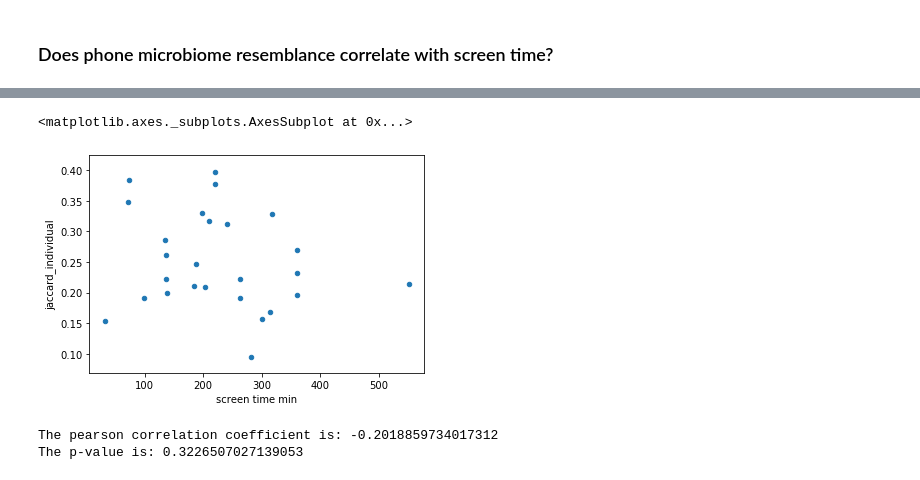
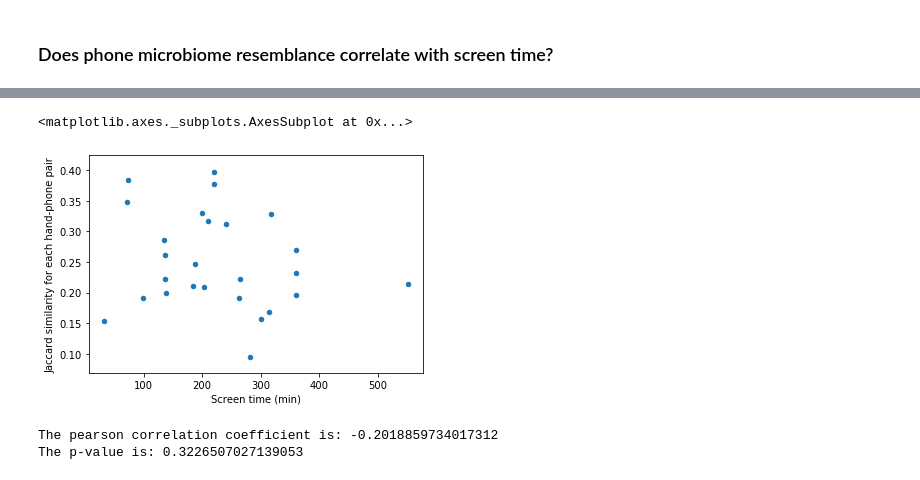
Before and after one commit to ElizaCochrane/BIOC0023-research-project, a Jupyter notebook: research-project.ipynb, the cells around one changed output, grey strips where cells are left out. Cells and saved outputs as stored; diff of their text form; code cells hidden in the pictures.

```diff
--- a/research-project.ipynb
+++ b/research-project.ipynb
@@ -1015,7 +1043,7 @@ subset_df_hand = combined_df[combined_df['sample origin'] == 'hand']
 # %%
 subset_df_hand.index = ["sample 1", "sample 2", "sample 3", "sample 4", "sample 5", "sample 6", "sample 10", "sample 11", "sample 13", "sample 14", "sample 15", "sample 16", "sample 17", "sample 18", "sample 19", "sample 20", "sample 21", "sample 22", "sample 23", "sample 24", "sample 25", "sample 26", "sample 27", "sample 28", "sample 29", "sample 30"]
 # %%
-screentime_df = pd.concat([jaccard_summary["jaccard_individual"], subset_df_hand["screen time min"]], axis=1, sort=False)
+screentime_df = pd.concat([jaccard_summary["jaccard individual"], subset_df_hand["screen time min"]], axis=1, sort=False)
 # %%
 screentime_df.sort_values(by="screen time min", ascending=True)
 # %% [output]
@@ -1036,3 +1064,5 @@ screentime_df.sort_values(by="screen time min", ascending=True)
 | sample 20 | 0.196721 | 360 |
 | sample 30 | 0.231481 | 361 |
 | sample 16 | 0.214286 | 552 |
+# %%
+screentime_df.columns = ["Jaccard similarity for each hand-phone pair", "Screen time (min)"]
@@ -1039,8 +1089,8 @@ screentime_df.sort_values(by="screen time min", ascending=True)
 # %%
-screentime_df.plot(x = "screen time min", y = "jaccard_individual", kind='scatter')
+screentime_df.plot(x = "Screen time (min)", y = "Jaccard similarity for each hand-phone pair", kind='scatter')
 # %% [output]
 <matplotlib.axes._subplots.AxesSubplot at 0x...>
-[figure, old version]
+[figure, new version]
 # %%
 Rp, pp = stats.pearsonr(screentime_df["screen time min"], screentime_df["jaccard_individual"])
 print(f'The pearson correlation coefficient is: {Rp}')
```
Also changed, not shown: parts of 67 cells of this notebook.
